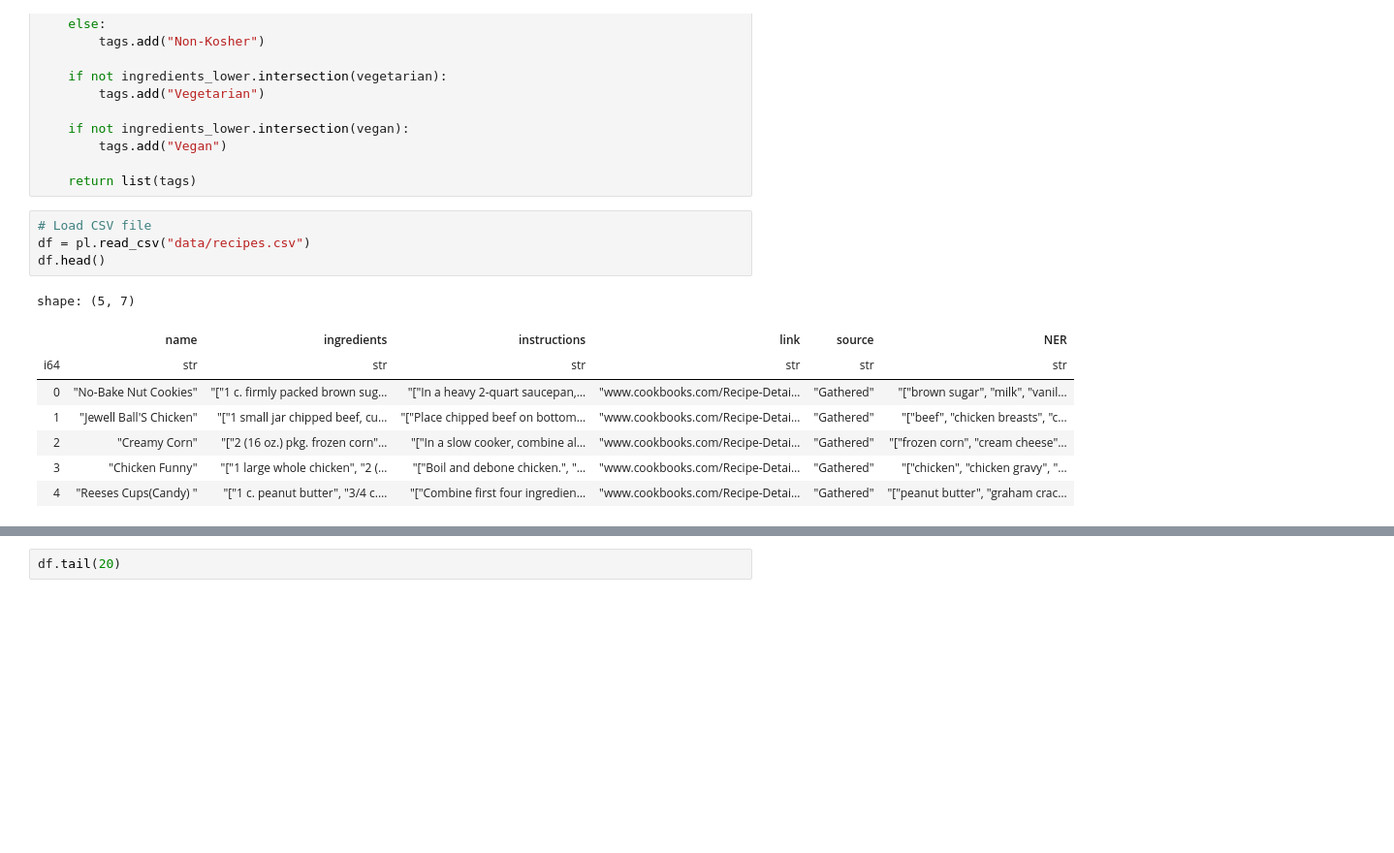
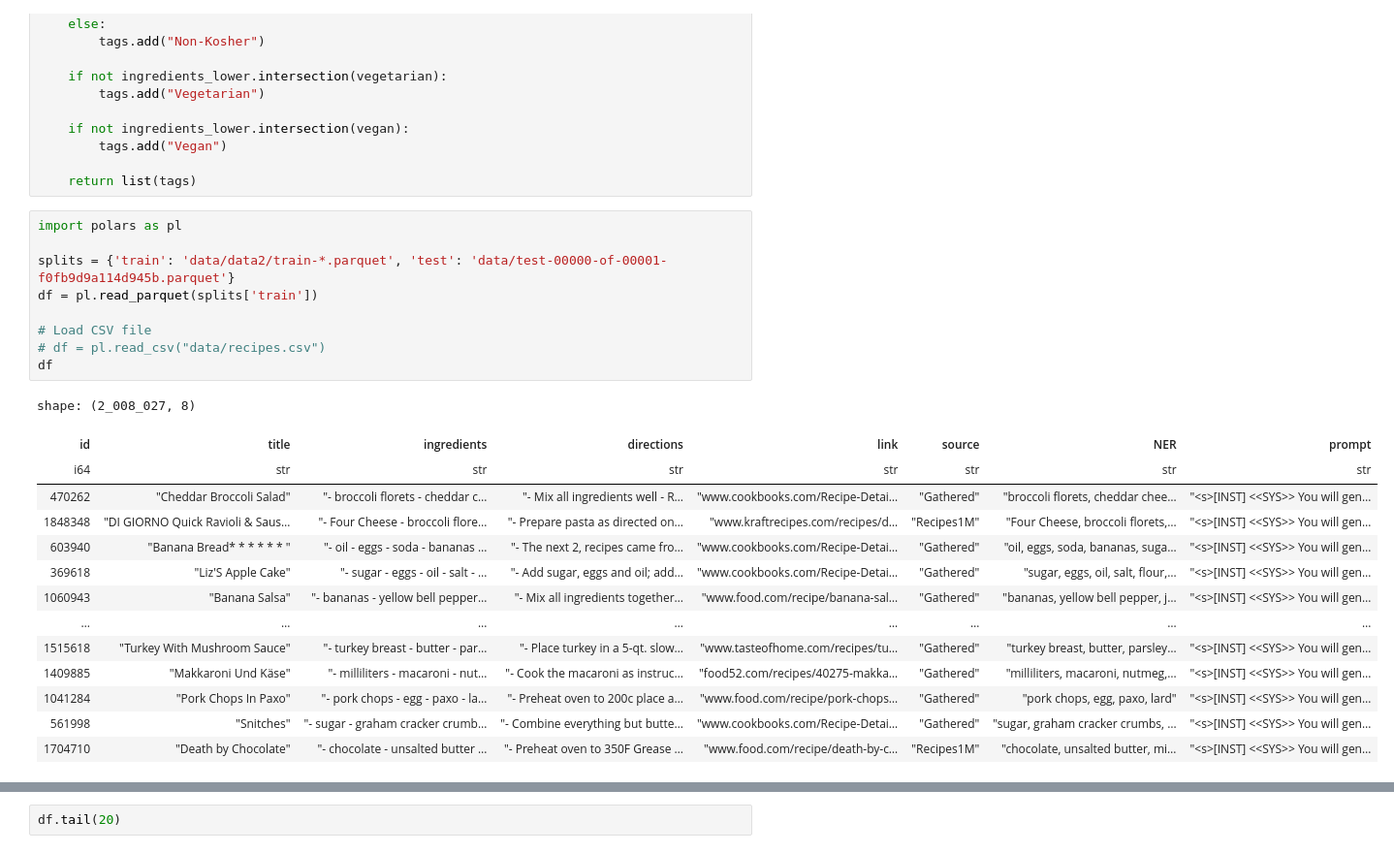
Before and after one commit to ridamansour/Recipe-Recommender, a Jupyter notebook: testyy.ipynb, the cells around one changed output, grey strips where cells are left out. Shown at 97% size. Drawn from its saved outputs; the diff is of its cells as text; blank space fills up the shorter version.

```diff
--- a/testyy.ipynb
+++ b/testyy.ipynb
@@ -105,15 +122,26 @@ def categorize_dietary_tags(ingredients):
 
     return list(tags)
 # %%
+import polars as pl
+
+splits = {'train': 'data/data2/train-*.parquet', 'test': 'data/test-00000-of-00001-f0fb9d9a114d945b.parquet'}
+df = pl.read_parquet(splits['train'])
+
 # Load CSV file
-df = pl.read_csv("data/recipes.csv")
-df.head()
+# df = pl.read_csv("data/recipes.csv")
+df
 # %% [output]
-shape: (5, 7)
+shape: (2_008_027, 8)
-|  | name | ingredients | instructions | link | source | NER |
-| i64 | str | str | str | str | str | str |
-| 0 | "No-Bake Nut Cookies" | "["1 c. firmly packed brown sug… | "["In a heavy 2-quart saucepan,… | "www.cookbooks.com/Recipe-Detai… | "Gathered" | "["brown sugar", "milk", "vanil… |
-| 1 | "Jewell Ball'S Chicken" | "["1 small jar chipped beef, cu… | "["Place chipped beef on bottom… | "www.cookbooks.com/Recipe-Detai… | "Gathered" | "["beef", "chicken breasts", "c… |
-| 2 | "Creamy Corn" | "["2 (16 oz.) pkg. frozen corn"… | "["In a slow cooker, combine al… | "www.cookbooks.com/Recipe-Detai… | "Gathered" | "["frozen corn", "cream cheese"… |
-| 3 | "Chicken Funny" | "["1 large whole chicken", "2 (… | "["Boil and debone chicken.", "… | "www.cookbooks.com/Recipe-Detai… | "Gathered" | "["chicken", "chicken gravy", "… |
-| 4 | "Reeses Cups(Candy) " | "["1 c. peanut butter", "3/4 c.… | "["Combine first four ingredien… | "www.cookbooks.com/Recipe-Detai… | "Gathered" | "["peanut butter", "graham crac… |
+| id | title | ingredients | directions | link | source | NER | prompt |
+| i64 | str | str | str | str | str | str | str |
+| 470262 | "Cheddar Broccoli Salad" | "- broccoli florets - cheddar c… | "- Mix all ingredients well - R… | "www.cookbooks.com/Recipe-Detai… | "Gathered" | "broccoli florets, cheddar chee… | "<s>[INST] <<SYS>> You will gen… |
+| 1848348 | "DI GIORNO Quick Ravioli & Saus… | "- Four Cheese - broccoli flore… | "- Prepare pasta as directed on… | "www.kraftrecipes.com/recipes/d… | "Recipes1M" | "Four Cheese, broccoli florets,… | "<s>[INST] <<SYS>> You will gen… |
+| 603940 | "Banana Bread* * * * * * " | "- oil - eggs - soda - bananas … | "- The next 2, recipes came fro… | "www.cookbooks.com/Recipe-Detai… | "Gathered" | "oil, eggs, soda, bananas, suga… | "<s>[INST] <<SYS>> You will gen… |
+| 369618 | "Liz'S Apple Cake" | "- sugar - eggs - oil - salt - … | "- Add sugar, eggs and oil; add… | "www.cookbooks.com/Recipe-Detai… | "Gathered" | "sugar, eggs, oil, salt, flour,… | "<s>[INST] <<SYS>> You will gen… |
+| 1060943 | "Banana Salsa" | "- bananas - yellow bell pepper… | "- Mix all ingredients together… | "www.food.com/recipe/banana-sal… | "Gathered" | "bananas, yellow bell pepper, j… | "<s>[INST] <<SYS>> You will gen… |
+| … | … | … | … | … | … | … | … |
+| 1515618 | "Turkey With Mushroom Sauce" | "- turkey breast - butter - par… | "- Place turkey in a 5-qt. slow… | "www.tasteofhome.com/recipes/tu… | "Gathered" | "turkey breast, butter, parsley… | "<s>[INST] <<SYS>> You will gen… |
+| 1409885 | "Makkaroni Und Käse" | "- milliliters - macaroni - nut… | "- Cook the macaroni as instruc… | "food52.com/recipes/40275-makka… | "Gathered" | "milliliters, macaroni, nutmeg,… | "<s>[INST] <<SYS>> You will gen… |
+| 1041284 | "Pork Chops In Paxo" | "- pork chops - egg - paxo - la… | "- Preheat oven to 200c place a… | "www.food.com/recipe/pork-chops… | "Gathered" | "pork chops, egg, paxo, lard" | "<s>[INST] <<SYS>> You will gen… |
+| 561998 | "Snitches" | "- sugar - graham cracker crumb… | "- Combine everything but butte… | "www.cookbooks.com/Recipe-Detai… | "Gathered" | "sugar, graham cracker crumbs, … | "<s>[INST] <<SYS>> You will gen… |
+| 1704710 | "Death by Chocolate" | "- chocolate - unsalted butter … | "- Preheat oven to 350F Grease … | "www.food.com/recipe/death-by-c… | "Recipes1M" | "chocolate, unsalted butter, mi… | "<s>[INST] <<SYS>> You will gen… |
```
Also changed, not shown: parts of 9 cells of this notebook, 4 other files.
